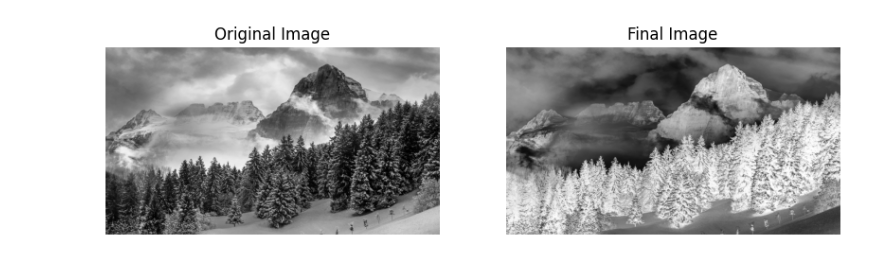
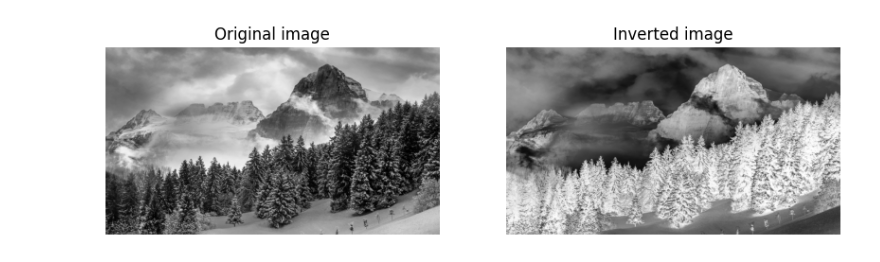
Before and after one commit to dylanwz/comp9517-25t1, a Jupyter notebook: lab1/task1.ipynb, the cells around one changed output. Cells and saved outputs as stored; diff of their text form; code cells hidden in the pictures.

```diff
--- a/lab1/task1.ipynb
+++ b/lab1/task1.ipynb
@@ -14,17 +14,16 @@ def show_image(img1, img2):
     axes[1].axis("off")
 
     plt.show()
-# %%
-# Read the image
-image = cv2.imread("images/Task1.jpg")
-image = cv2.cvtColor(image, cv2.COLOR_BGR2RGB)  # Convert to RGB for correct display in matplotlib
-
-# Invert the colors to simulate a nighttime effect
-inverted_image = cv2.bitwise_not(image)
-
-show_image(image, inverted_image)
-# %% [output]
-[figure, removed]
+# %%
+image = cv2.imread("images/Task1.jpg")
+
+# invert the colors
+# bitwise_not(img):      switching each bit of img i <=> subtracting i from full 1s <=> inverting i
+inverted_image = cv2.bitwise_not(image)
+
+show_image(image, inverted_image, "Original image", "Inverted image")
+# %% [output]
+[figure, added]
 # %%
 # gamma correction: power transform with convention
 # - gamma > 1 => brighter
```
Also changed, not shown: parts of 4 cells of this notebook, 2 other files.
